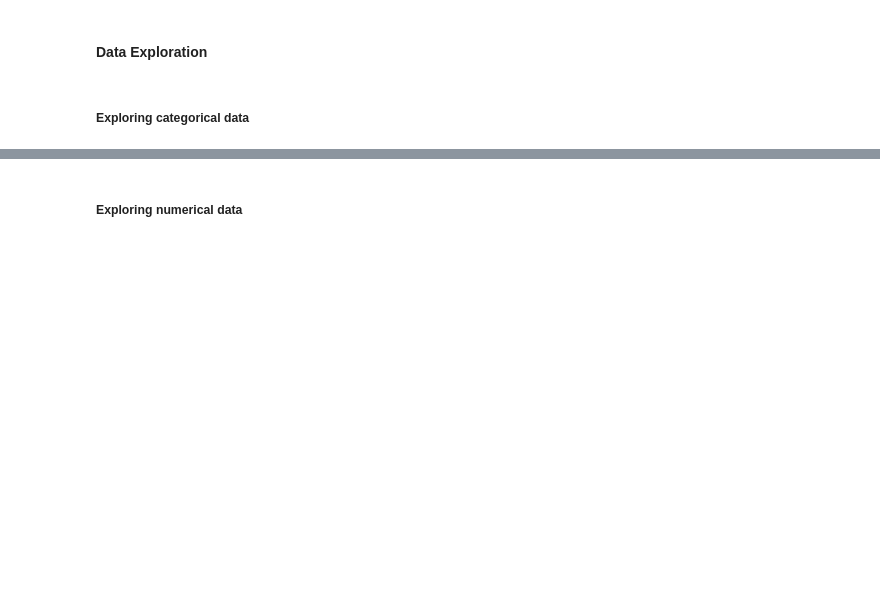
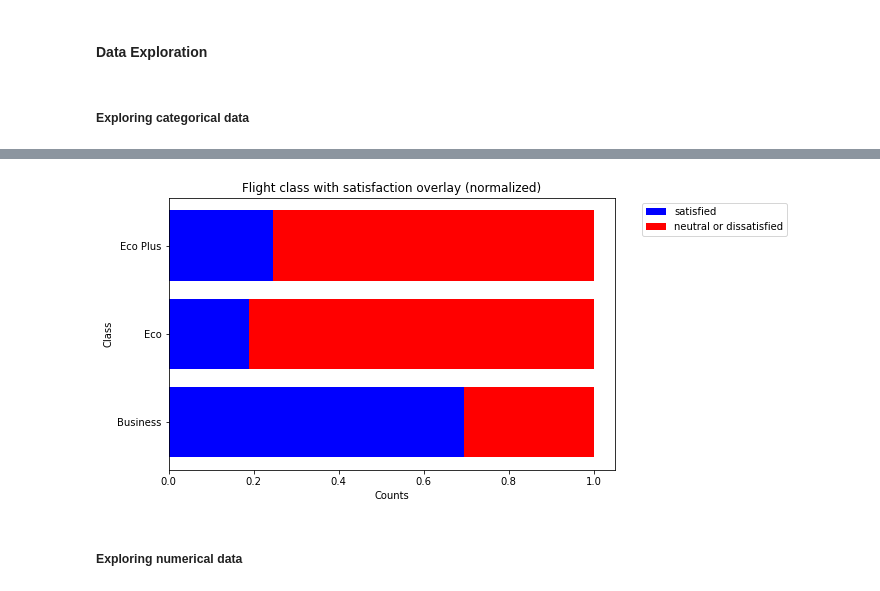
Before and after one commit to isdmg/CS131-8L-PROJECT-PARAGUAY, a Jupyter notebook: CS131-8L PROJECT - PARAGUAY.ipynb, the cells around one changed output, grey strips where cells are left out. Drawn from its saved outputs; the diff is of its cells as text; code cells hidden in the pictures; blank space fills up the shorter version.

```diff
--- a/CS131-8L PROJECT - PARAGUAY.ipynb
+++ b/CS131-8L PROJECT - PARAGUAY.ipynb
@@ -54,0 +103,33 @@ df.describe() # 2.2. describe()
+# %%
+business_total = np.add(business_satisfied, business_unsatisfied)
+business_satis_percent = np.divide(business_satisfied, business_total)
+business_unsatis_percent = np.divide(business_unsatisfied, business_total)
+business_satis_percent = np.round(business_satis_percent, 3)
+business_unsatis_percent = np.round(business_unsatis_percent, 3)
+
+eco_total = np.add(eco_satisfied, eco_unsatisfied)
+eco_satis_percent = np.divide(eco_satisfied, eco_total)
+eco_unsatis_percent = np.divide(eco_unsatisfied, eco_total)
+eco_satis_percent = np.round(eco_satis_percent, 3)
+eco_unsatis_percent = np.round(eco_unsatis_percent, 3)
+
+eco_plus_total = np.add(eco_plus_satisfied, eco_plus_unsatisfied)
+eco_plus_satis_percent = np.divide(eco_plus_satisfied, eco_plus_total)
+eco_plus_unsatis_percent = np.divide(eco_plus_unsatisfied, eco_plus_total)
+eco_plus_satis_percent = np.round(eco_plus_satis_percent, 3)
+eco_plus_unsatis_percent = np.round(eco_plus_unsatis_percent, 3)
+
+y1 = np.array([business_satis_percent, eco_satis_percent, eco_plus_satis_percent]).flatten()
+y2 = np.array([business_unsatis_percent, eco_unsatis_percent, eco_plus_unsatis_percent]).flatten()
+
+# plot bars in stack manner
+plt.figure(figsize=(8,5))
+plt.barh(x, y1, color='b')
+plt.barh(x, y2, left=y1, color='r')
+plt.xlabel("Counts")
+plt.ylabel("Class")
+plt.legend(["satisfied", "neutral or dissatisfied"], bbox_to_anchor=(1.05, 1.0), loc='upper left')
+plt.title("Flight class with satisfaction overlay (normalized)")
+plt.show() # Objective 1
+# %% [output]
+[figure, added]
```
Also changed, not shown: parts of 15 cells of this notebook, 1 other file.
